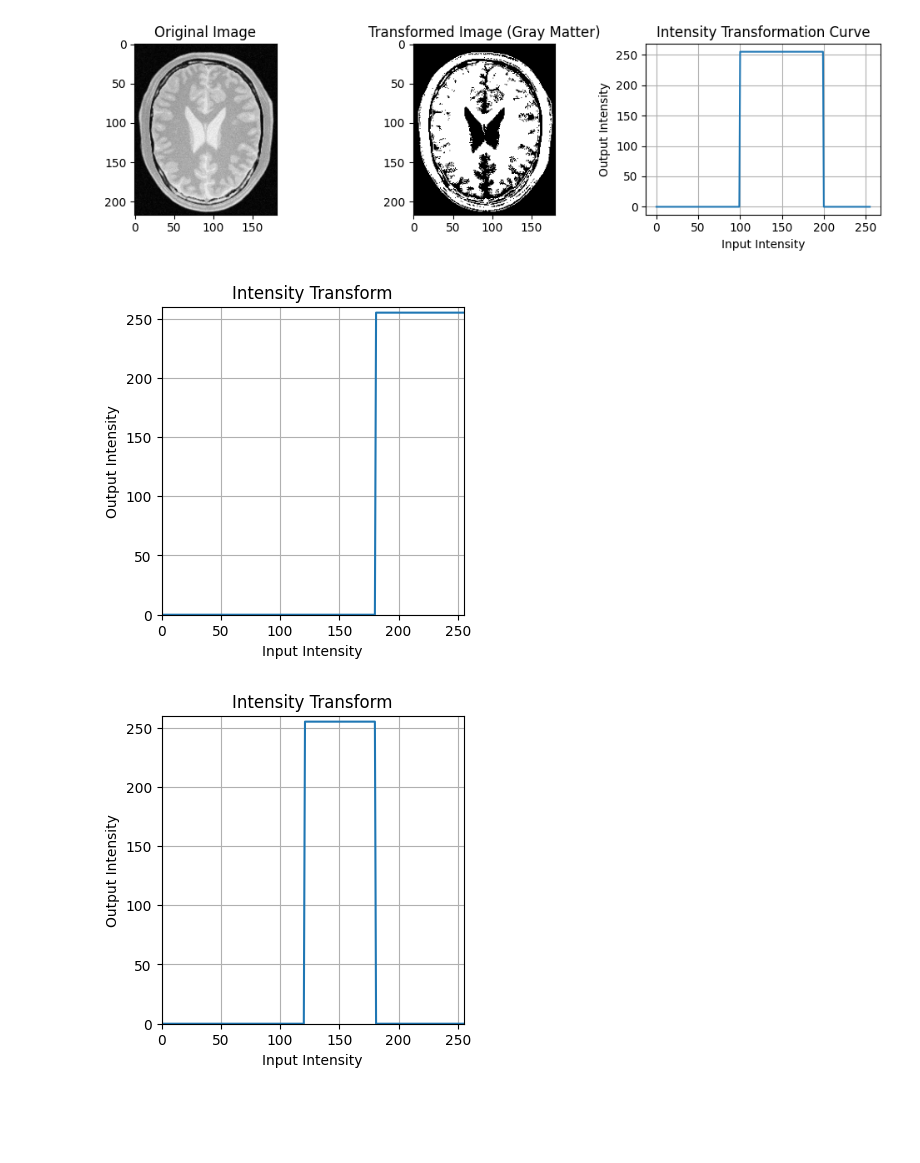
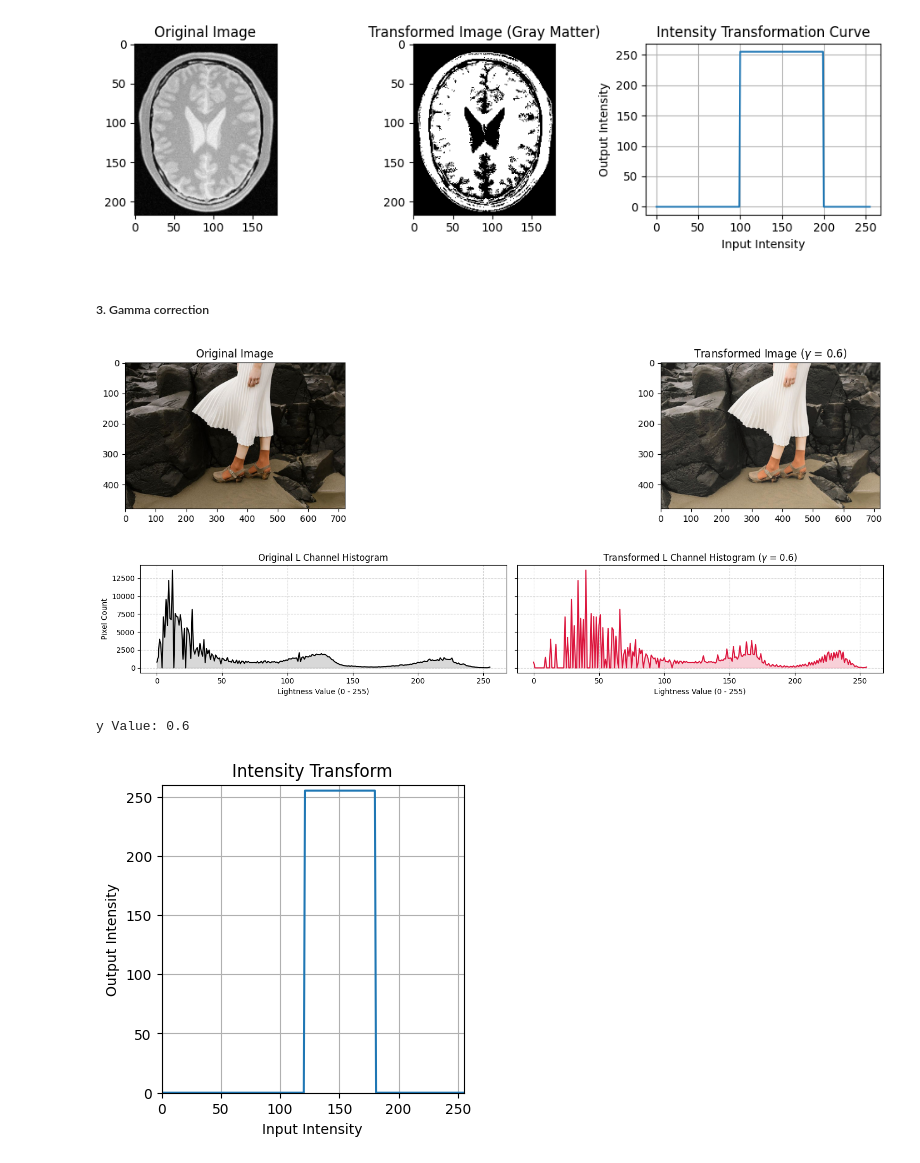
Before and after one commit to TharushaNimesh22/intensity-transformations-and-neighborhood-filtering, a Jupyter notebook: intensity_transformations_and_neighborhood_filtering.ipynb, the cells around one changed output. Cells and saved outputs as stored; diff of their text form; code cells hidden in the pictures; blank space fills up the shorter version.

Commit message:
Add gamma correction

```diff
--- a/intensity_transformations_and_neighborhood_filtering.ipynb
+++ b/intensity_transformations_and_neighborhood_filtering.ipynb
@@ -115,48 +115,56 @@ plt.tight_layout()
 plt.show()
 # %% [output]
 [figure]
+# %% [markdown]
+##### 3. Gamma correction
 # %%
-import numpy as np
-import matplotlib.pyplot as plt
+fig = cv.imread("images/girl.jpeg")
 
-# Define thresholds for white matter intensity enhancement
-lower_thresh = 180
-upper_thresh = 255
+rgb_original = cv.cvtColor(fig, cv.COLOR_BGR2RGB)
 
-# Define intensity mapping points
-c = np.array([(0, lower_thresh), (lower_thresh, upper_thresh)])
+img_lab = cv.cvtColor(fig, cv.COLOR_BGR2LAB)
+L, a, b = cv.split(img_lab) #splitting to L*a*b planes
 
-# Generate the transformation
-t1 = np.linspace(0, c[0,0], c[0,1] + 1 - 0).astype('uint8')
-t2 = np.linspace(c[1,1], 255, 255 - c[1,0]).astype('uint8')
+gamma= 0.6
+tr = np.array([(((i/255) ** gamma)*255) for i in range(256)], dtype=np.uint8)
+L_new = cv.LUT(L, tr) #Transformation
 
-# Concatenate the two transformation parts into a single transformation array
-transform = np.concatenate((t1, t2), axis=0).astype('uint8')
+modified= cv.merge([L_new, a, b])
+bgr_result = cv.cvtColor(modified, cv.COLOR_LAB2BGR)
+rgb_result = cv.cvtColor(bgr_result, cv.COLOR_BGR2RGB)
 
-# Ensure the transformation has exactly 256 values, covering all possible intensity values (0 to 255)
-assert len(transform) == 256
+fig, ax = plt.subplots(1, 2, figsize=(20, 3))
 
-# Plot the transformation function
-fig, ax = plt.subplots()
-fig.set_size_inches(4,4)
+ax[0].imshow(rgb_original)
+ax[0].set_title("Original Image")
+ax[1].imshow(rgb_result)
+ax[1].set_title(rf"Transformed Image ($\gamma$ = {gamma})")
+# Plotting the histogram
+hist_before = cv.calcHist([L], [0], None, [256], [0, 256])
+hist_after = cv.calcHist([L_new], [0], None, [256], [0, 256])
 
-# Plot the transformation function
-ax.plot(transform)
-ax.grid(True)
-ax.set_title('Intensity Transform')
-ax.set_xlabel('Input Intensity')
-ax.set_ylabel('Output Intensity')
-ax.set_xlim(0, 255)
-ax.set_ylim(0, 260)
-ax.set_aspect('equal')
+fig, ax = plt.subplots(1, 2, figsize=(15, 3), sharey=True)
+# Original L Channel Histogram
+ax[0].plot(hist_before, color="black", linewidth=1.5)
+ax[0].fill_between(range(256), hist_before.ravel(), color="gray", alpha=0.3)
+ax[0].set_title("Original L Channel Histogram")
+ax[0].set_xlabel("Lightness Value (0 - 255)")
+ax[0].set_ylabel("Pixel Count")
+ax[0].grid(True, linestyle="--", alpha=0.5)
+# Transformed L Channel Histogram
+ax[1].plot(hist_after, color="crimson", linewidth=1.5)
+ax[1].fill_between(range(256), hist_after.ravel(), color="crimson", alpha=0.2)
+ax[1].set_title(rf"Transformed L Channel Histogram ($\gamma$ = {gamma})")
+ax[1].set_xlabel("Lightness Value (0 - 255)")
+ax[1].grid(True, linestyle="--", alpha=0.5)
 
-# Save the plot to a PNG file
-plt.savefig('white_matter_transform.png')
-
-# Display the plot on the screen
+plt.tight_layout()
 plt.show()
+print(f"y Value: {gamma}")
 # %% [output]
-[figure, old version]
+[figure, new version]
+[figure, added]
+y Value: 0.6
 # %%
 import numpy as np
 import matplotlib.pyplot as plt
```
